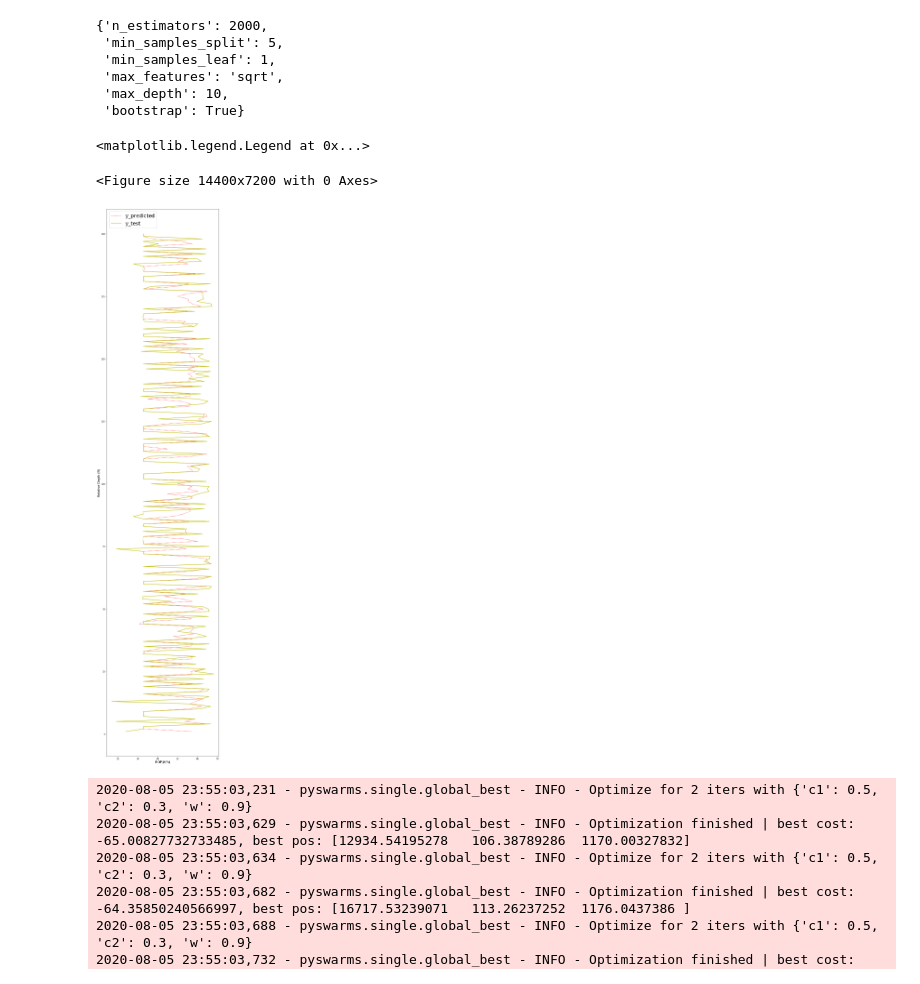
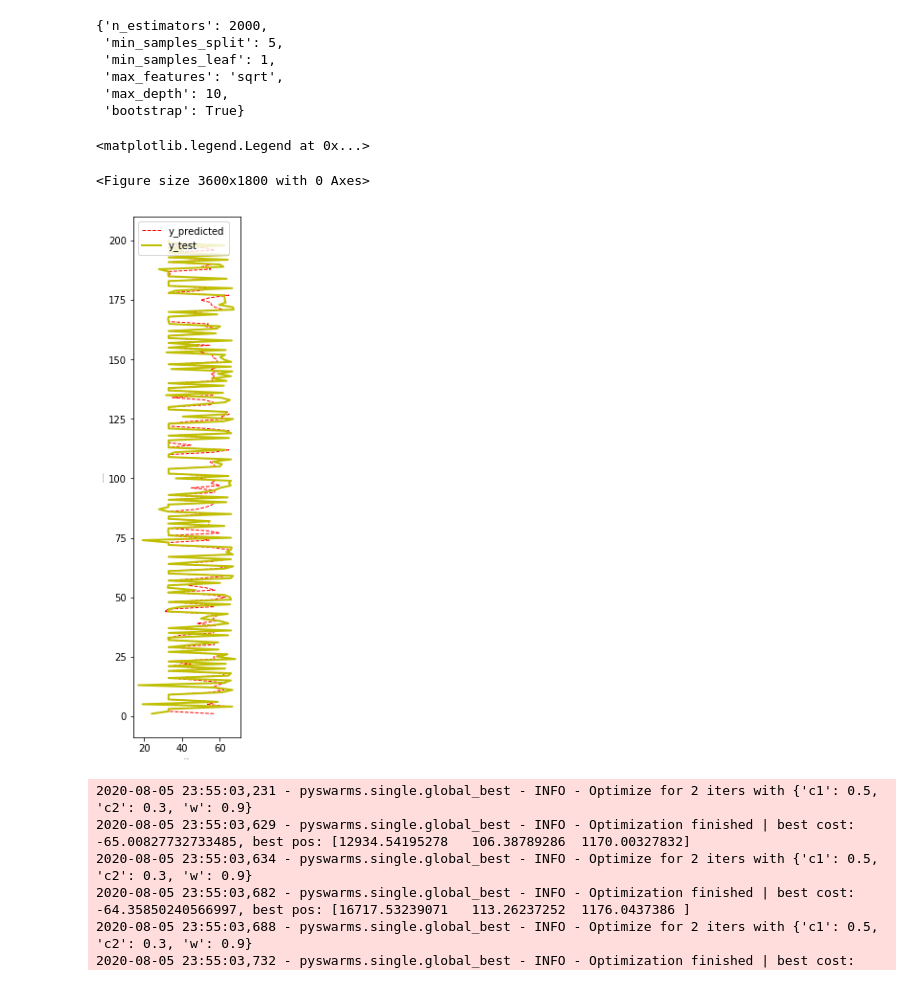
Before and after one commit to john-abish/Regression-Modeling-and-Optimization-of-Drilling-in-Real-Time, a Jupyter notebook: Random Forests & Particle Swarm.ipynb, the cells around one changed output. Cells and saved outputs as stored; diff of their text form; code cells hidden in the pictures.

```diff
--- a/Random Forests & Particle Swarm.ipynb
+++ b/Random Forests & Particle Swarm.ipynb
@@ -205,18 +205,18 @@ df.to_excel(excel_writer = "C:/Users/johna/Desktop/y_test.xlsx")
 # %%
 new_x=np.arange(1,len(Y_pred)+1)
 
-fig = plt.figure(figsize=(8,4), dpi=1800)
-fig, axes = plt.subplots(figsize=(10,50))
+fig = plt.figure(figsize=(2,1), dpi=1800)
+fig, axes = plt.subplots(figsize=(2,10))
 
 axes.plot(Y_pred[0:200] ,new_x[0:200], 'r--', linewidth=1, label="y_predicted")
 axes.plot(Y_test[0:200], new_x[0:200],'y', linewidth=2, label="y_test" )
-axes.set_ylabel("Relative Depth (ft)", size=15)
-axes.set_xlabel("ROP (ft/h)", size=15)
-axes.legend(loc=2, prop={'size': 25})
+axes.set_ylabel("Relative Depth (ft)", size=1)
+axes.set_xlabel("ROP (ft/h)", size=1)
+axes.legend(loc=2, prop={'size': 10})
 # %% [output]
 <matplotlib.legend.Legend at 0x...>
-<Figure size 14400x7200 with 0 Axes>
+<Figure size 3600x1800 with 0 Axes>
-[figure, old version]
+[figure, new version]
 # %%
 ##############################################################################################################################
 ##############################################################################################################################
```
Also changed, not shown: parts of 2 cells of this notebook.
